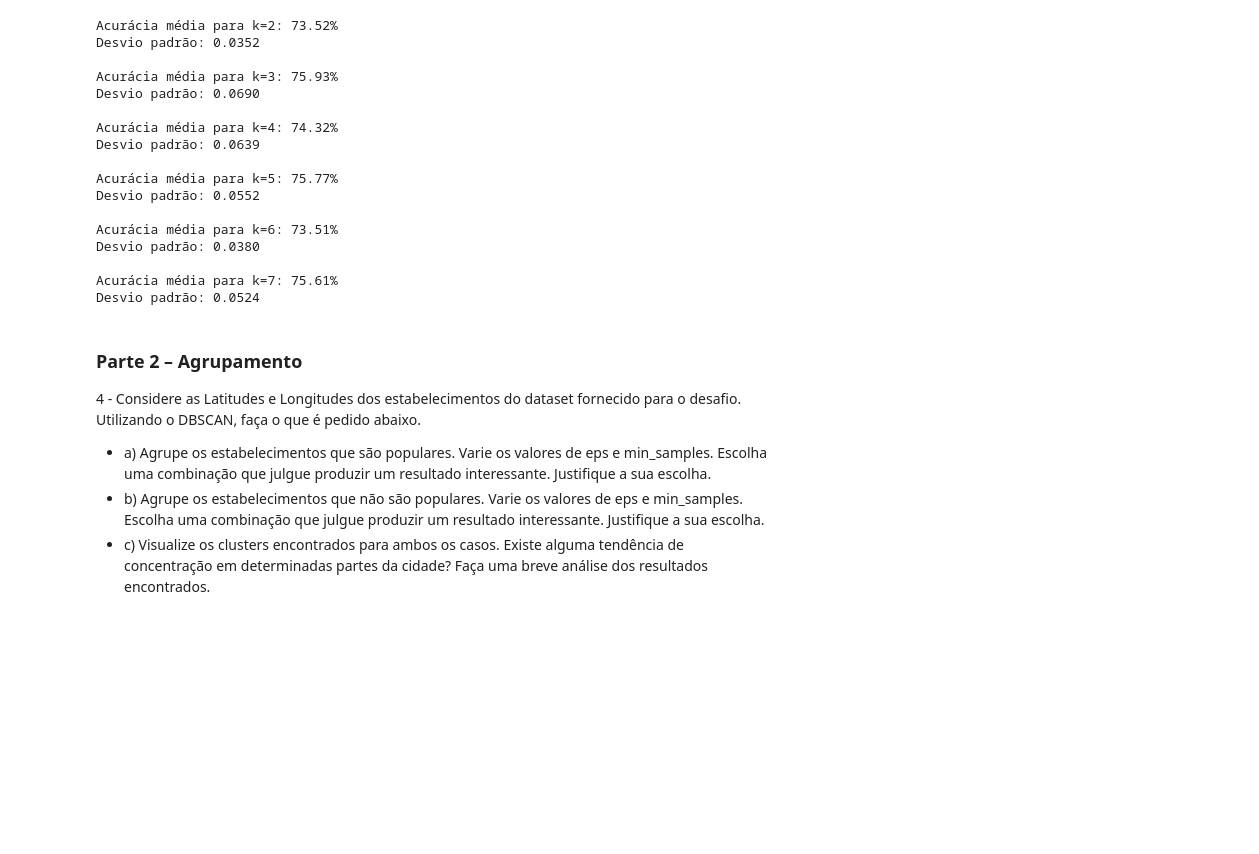
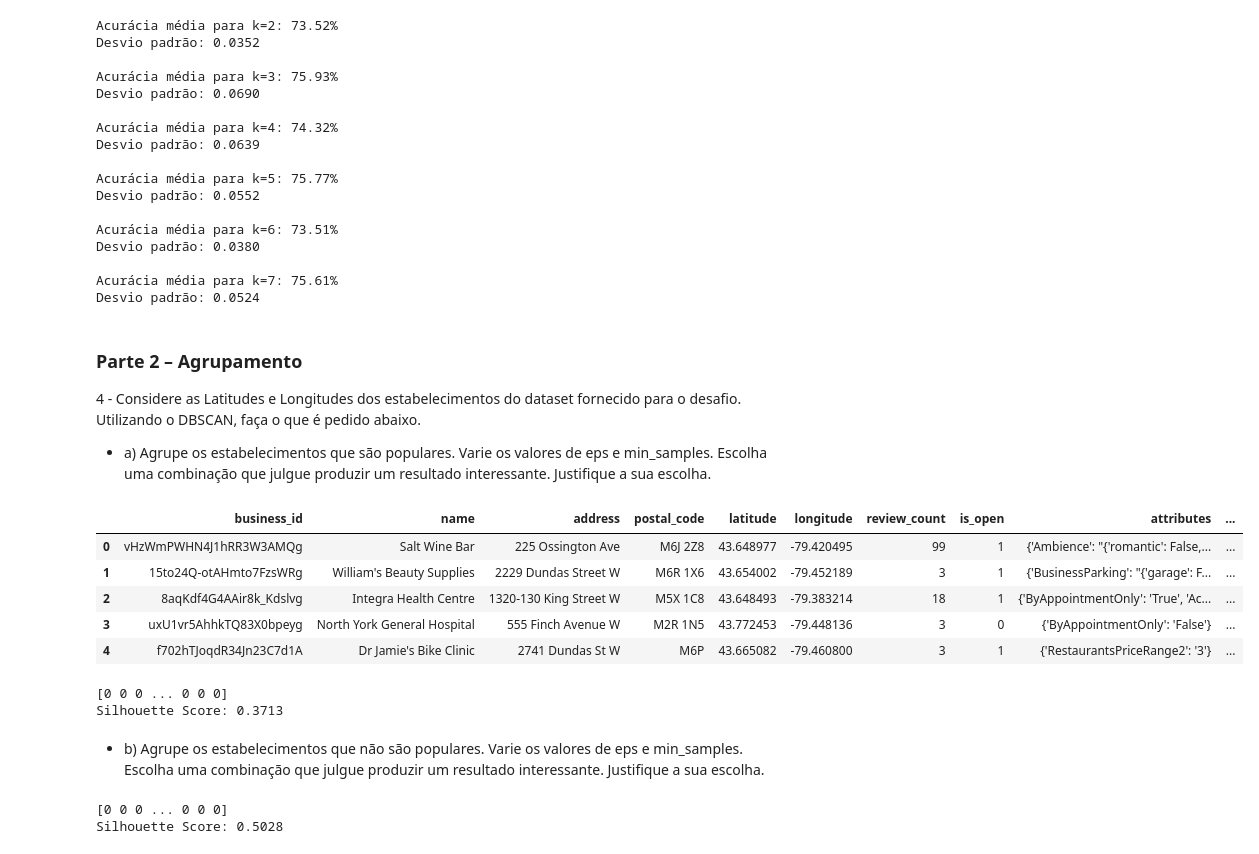
Before and after one commit to FabioKishino/pos-data-science, a Jupyter notebook: data-mining/Exercício 3/Exercicio3.ipynb, the cells around one changed output. Saved outputs shown, nothing was run; the diff lists cells and outputs as text; code cells hidden in the pictures; blank space fills up the shorter version.

```diff
--- a/data-mining/Exercício 3/Exercicio3.ipynb
+++ b/data-mining/Exercício 3/Exercicio3.ipynb
@@ -169,7 +154,17 @@ Desvio padrão: 0.0524
 
 4 - Considere as Latitudes e Longitudes dos estabelecimentos do dataset fornecido para o desafio. Utilizando o DBSCAN, faça o que é pedido abaixo. <br>
 - a) Agrupe os estabelecimentos que são populares. Varie os valores de eps e min_samples. Escolha uma combinação que julgue produzir um resultado interessante. Justifique a sua escolha.
-- b) Agrupe os estabelecimentos que não são populares. Varie os valores de eps e min_samples. Escolha uma combinação que julgue produzir um resultado interessante. Justifique a sua escolha.
-- c) Visualize os clusters encontrados para ambos os casos. Existe alguma tendência de concentração em determinadas partes da cidade? Faça uma breve análise dos resultados encontrados.
 # %%
 # Code here
+import pandas as pd
+
+df_desafio = pd.read_csv('../Desafio/predict-highly-rated-venues-cda-utfpr-2024/X_trainToronto.csv')
+
+df_desafio.head()
+# %% [output]
+|  | business_id | name | address | postal_code | latitude | longitude | review_count | is_open | attributes | ... |
+| 0 | vHzWmPWHN4J1hRR3W3AMQg | Salt Wine Bar | 225 Ossington Ave | M6J 2Z8 | 43.648977 | -79.420495 | 99 | 1 | {'Ambience': "{'romantic': False,... | ... |
+| 1 | 15to24Q-otAHmto7FzsWRg | William's Beauty Supplies | 2229 Dundas Street W | M6R 1X6 | 43.654002 | -79.452189 | 3 | 1 | {'BusinessParking': "{'garage': F... | ... |
+| 2 | 8aqKdf4G4AAir8k_Kdslvg | Integra Health Centre | 1320-130 King Street W | M5X 1C8 | 43.648493 | -79.383214 | 18 | 1 | {'ByAppointmentOnly': 'True', 'Ac... | ... |
+| 3 | uxU1vr5AhhkTQ83X0bpeyg | North York General Hospital | 555 Finch Avenue W | M2R 1N5 | 43.772453 | -79.448136 | 3 | 0 | {'ByAppointmentOnly': 'False'} | ... |
+| 4 | f702hTJoqdR34Jn23C7d1A | Dr Jamie's Bike Clinic | 2741 Dundas St W | M6P | 43.665082 | -79.460800 | 3 | 1 | {'RestaurantsPriceRange2': '3'} | ... |
@@ -175,0 +176,19 @@ Desvio padrão: 0.0524
+# %%
+from sklearn.cluster import DBSCAN
+import matplotlib.pyplot as plt
+from sklearn.metrics import silhouette_score
+
+coords = df_desafio_populares[['latitude', 'longitude']]
+
+dbscanConfig = DBSCAN(eps=0.02, min_samples=25, metric = 'euclidean')
+
+dbscanResults = dbscanConfig.fit_predict(coords)
+print(dbscanResults)
+
+score = silhouette_score(coords, dbscanResults)
+print("Silhouette Score: %.4f" % score)
+# %% [output]
+[0 0 0 ... 0 0 0]
+Silhouette Score: 0.3713
+# %% [markdown]
+- b) Agrupe os estabelecimentos que não são populares. Varie os valores de eps e min_samples. Escolha uma combinação que julgue produzir um resultado interessante. Justifique a sua escolha.
@@ -175,0 +199,13 @@ Desvio padrão: 0.0524
+# %%
+coords_nao_populares = df_desafio_nao_populares[['latitude', 'longitude']]
+
+dbscanConfig = DBSCAN(eps=0.02, min_samples=15, metric = 'euclidean')
+
+dbscanResults_nao_populares = dbscanConfig.fit_predict(coords_nao_populares)
+print(dbscanResults_nao_populares)
+
+score_nao_populares = silhouette_score(coords_nao_populares, dbscanResults_nao_populares)
+print("Silhouette Score: %.4f" % score_nao_populares)
+# %% [output]
+[0 0 0 ... 0 0 0]
+Silhouette Score: 0.5028
```
Also changed, not shown: parts of 9 cells of this notebook, 3 other files.
